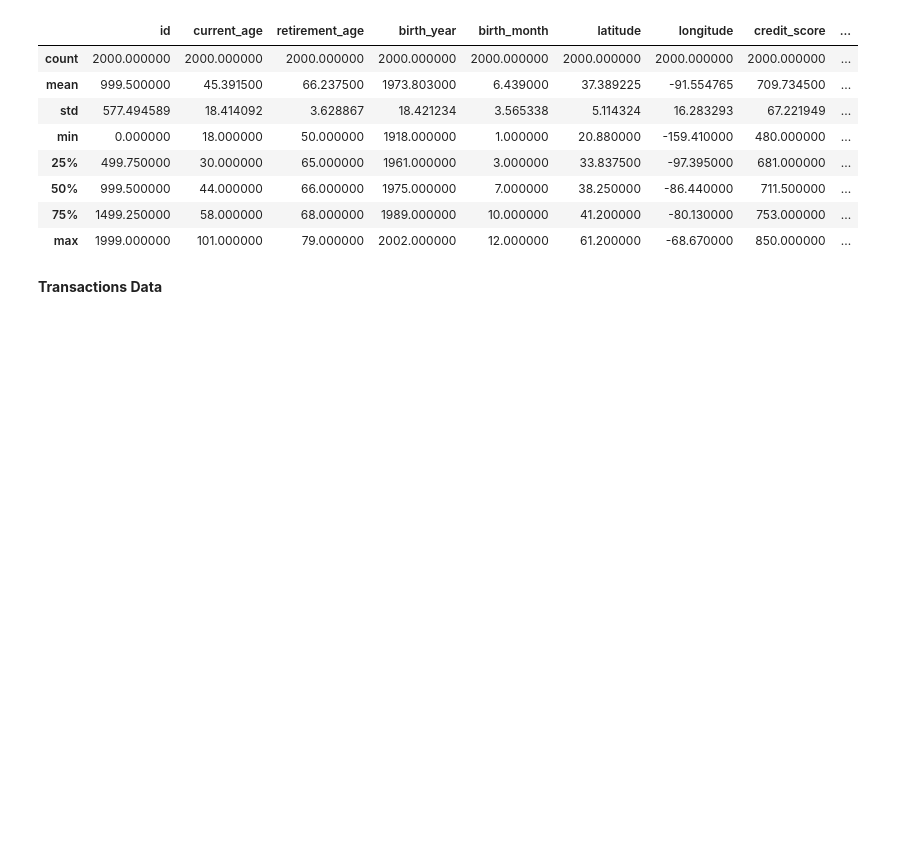
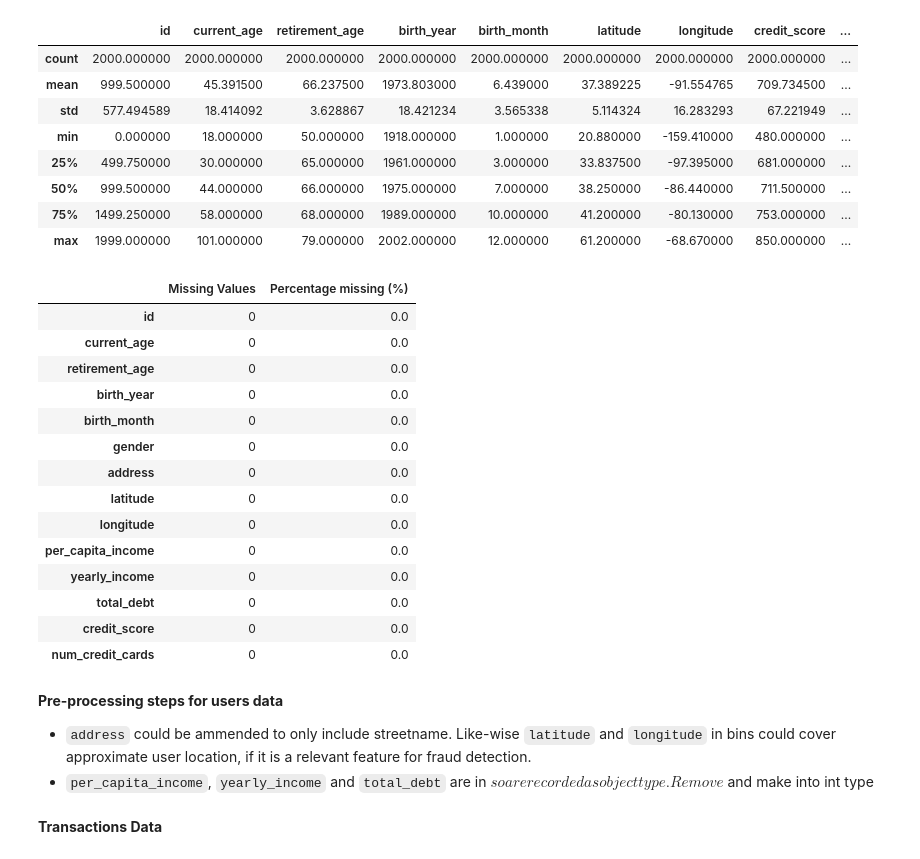
Before and after one commit to andriysinclair/FraudDetection, a Jupyter notebook: eda_cleaning.ipynb, the cells around one changed output. Saved outputs shown, nothing was run; the diff lists cells and outputs as text; code cells hidden in the pictures; blank space fills up the shorter version.

```diff
--- a/eda_cleaning.ipynb
+++ b/eda_cleaning.ipynb
@@ -88,6 +93,30 @@ users_data_df.describe()
 | 50% | 999.500000 | 44.000000 | 66.000000 | 1975.000000 | 7.000000 | 38.250000 | -86.440000 | 711.500000 | ... |
 | 75% | 1499.250000 | 58.000000 | 68.000000 | 1989.000000 | 10.000000 | 41.200000 | -80.130000 | 753.000000 | ... |
 | max | 1999.000000 | 101.000000 | 79.000000 | 2002.000000 | 12.000000 | 61.200000 | -68.670000 | 850.000000 | ... |
+# %%
+# Looking at missing values
+missing_summary(users_data_df)
+# %% [output]
+|  | Missing Values | Percentage missing (%) |
+| id | 0 | 0.0 |
+| current_age | 0 | 0.0 |
+| retirement_age | 0 | 0.0 |
+| birth_year | 0 | 0.0 |
+| birth_month | 0 | 0.0 |
+| gender | 0 | 0.0 |
+| address | 0 | 0.0 |
+| latitude | 0 | 0.0 |
+| longitude | 0 | 0.0 |
+| per_capita_income | 0 | 0.0 |
+| yearly_income | 0 | 0.0 |
+| total_debt | 0 | 0.0 |
+| credit_score | 0 | 0.0 |
+| num_credit_cards | 0 | 0.0 |
+# %% [markdown]
+**Pre-processing steps for users data**
+
+ * `address` could be ammended to only include streetname. Like-wise `latitude` and `longitude` in bins could cover approximate user location, if it is a relevant feature for fraud detection.
+ * `per_capita_income`, `yearly_income` and `total_debt` are in $ so are recorded as object type. Remove $ and make into int type
 # %% [markdown]
 **Transactions Data**
 # %%
```
Also changed, not shown: parts of 12 cells of this notebook, 1 other file.
